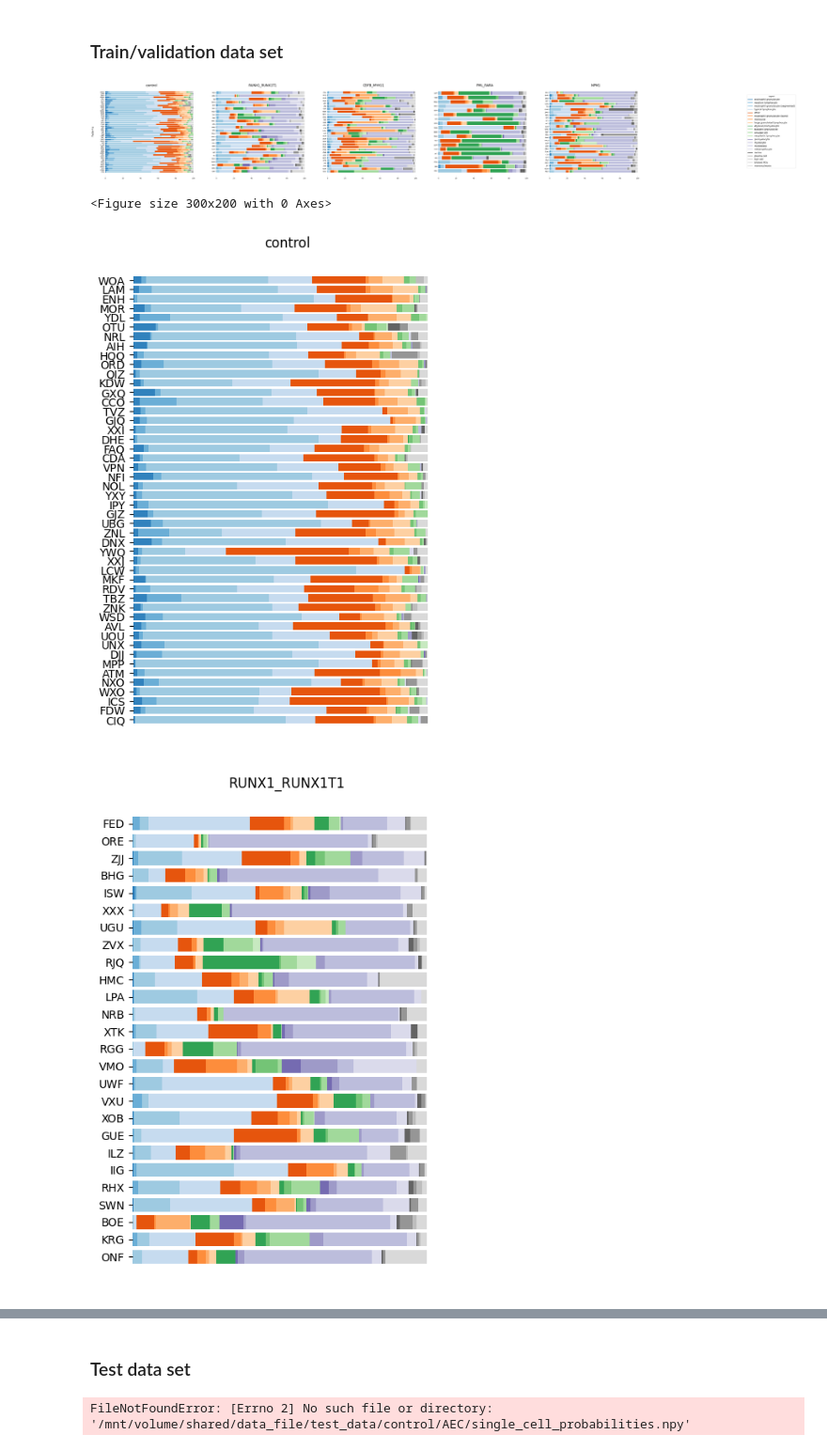
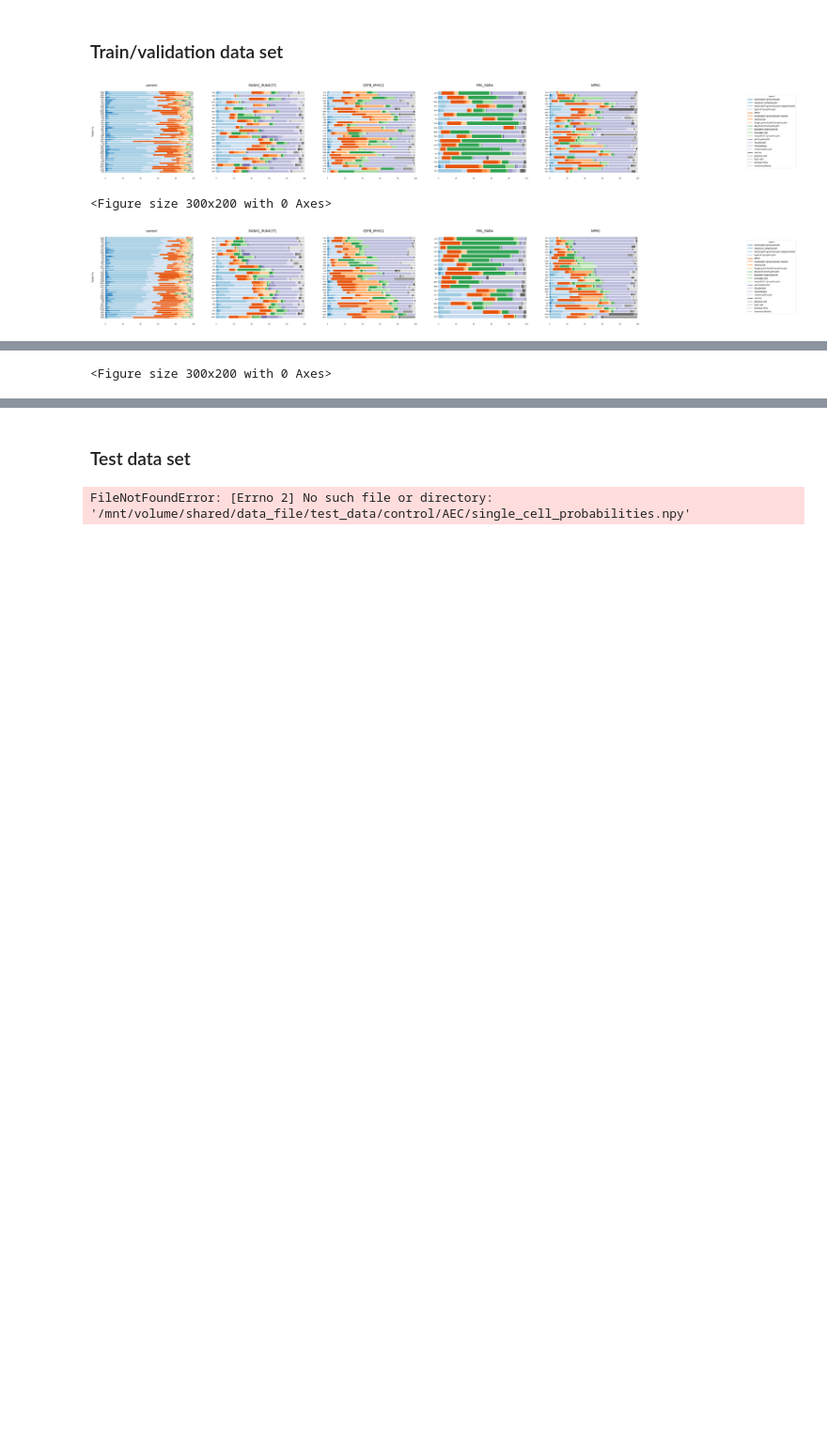
Before and after one commit to aleksandraiva/CMSCB-SCEMILA, a Jupyter notebook: SCEMILA/anna_plot_sc_distribution.ipynb, the cells around one changed output, grey strips where cells are left out. Shown at 94% size. Drawn from its saved outputs; the diff is of its cells as text; code cells hidden in the pictures; blank space fills up the shorter version.

Commit message:
SOrted single cell plots by majority single cell label

```diff
--- a/SCEMILA/anna_plot_sc_distribution.ipynb
+++ b/SCEMILA/anna_plot_sc_distribution.ipynb
@@ -130,51 +157,44 @@ fig.savefig(image_path+'plot_train', bbox_inches='tight')
 [figure]
 <Figure size 300x200 with 0 Axes>
 # %%
+data_path = '/mnt/volume/shared/data_file/data'
+# Initialize figure for subplots
+fig, axs = plt.subplots(nrows=1, ncols=len(os.listdir(data_path)), figsize=(12 * len(os.listdir(data_path)), 10), sharey=False)
+figlegend = pylab.figure(figsize=(3,2))
+# Initialize legend elements for the overall plot
+legend_elements = []
+
 # Iterate over all subfolders in the data folder
 for i, class_folder in enumerate(os.listdir(data_path)):
     class_path = os.path.join(data_path, class_folder)
+    axs[i].set_title(class_folder, fontsize=20)
 
-    # Ensure that the item is a directory
     if os.path.isdir(class_path):
-        # Initialize lists to store data for plotting
-        patient_folder_names = []
-        stacked_counts_vectors = []
-        # Iterate over all files in the folder
-        fig, ax = plt.subplots(figsize=(5,8))
-        plt.title(class_folder)
-        for j, patient_folder in enumerate(os.listdir(class_path)):
-            if len(patient_folder) == 3:
-                probs_path = os.path.join(class_path, patient_folder) + '/single_cell_probabilities.npy'
-                sc_probs = np.load(probs_path)
-                sc_class = np.argmax(sc_probs, axis=1)
-                counts_vector, unique_labels = get_counts_vector(sc_class)
+        patient_data = get_sorted_patient_data(class_path)
+        for patient_info in patient_data:
+            patient_folder = patient_info['patient_folder']
+            sorted_labels = patient_info['sorted_labels']
+            counts_percentages = patient_info['counts_percentages']
 
-                # Normalize counts to percentages
-                counts_percentages = counts_vector / np.sum(counts_vector) * 100
+            # Create a horizontal stacked bar plot for each patient in the class
+            left = 0
+            for label in sorted_labels:
+                axs[i].barh(patient_folder, counts_percentages[label], label=cv[label], alpha=1, color=colors[label], left=left)
+                left += counts_percentages[label]
 
-                # Create a horizontal stacked bar plot for each patient in the class
-                left = 0
-                for label in unique_labels:
-                    #print(cv[label])
-                    ax.barh(patient_folder, counts_percentages[label], label=cv[label], alpha=1, color=colors[label], left=left)
-                    left += counts_percentages[label]
+        # Get rid of frame
+        for spine in axs[i].spines.values():
+            spine.set_visible(False)
 
-        #plt.legend()
-        if class_folder=="NPM1":
-            legend_elements = []
-            legend_elements.extend([Line2D([0], [0], color=colors[color], lw=4, label=cv[color]) for color in range(len(colors))])
-            legend = fig.legend(handles=legend_elements, title="Legend", bbox_to_anchor=(1.05, 0.5), loc='center left', fontsize=12)
-            export_legend(legend,filename=image_path+"legend.png")
-        #Get rid of frame
-        ax.spines['top'].set_visible(False)
-        ax.spines['right'].set_visible(False)
-        ax.spines['bottom'].set_visible(False)
-        ax.spines['left'].set_visible(False)
-        #plt.legend(loc='center left')
-        #Remove xticks
-        plt.xticks([])
-        fig.savefig(image_path+f"plot_train_{class_folder}")
-        plt.show()
+# Add labels with increased font size
+fig.text(0.105, 0.5, "Patients", va='center', rotation='vertical', fontsize=16)
+legend_elements.extend([Line2D([0], [0], color=colors[color], lw=4, label=cv[color]) for color in range(len(colors))])
+# Create a legend for the overall plot with increased font size
+legend = fig.legend(handles=legend_elements, title="Legend", bbox_to_anchor=(1.05, 0.5), loc='center left', fontsize=14)
+export_legend(legend)
+
+# Show the plot
+plt.show()
+fig.savefig(image_path+'plot_train', bbox_inches='tight')
 # %% [output]
-[figure, old version]
+[figure, new version]
-[figure, removed]
@@ -183,0 +201 @@ for i, class_folder in enumerate(os.listdir(data_path)):
+<Figure size 300x200 with 0 Axes>
```
Also changed, not shown: parts of 13 cells of this notebook, 1 other file.
